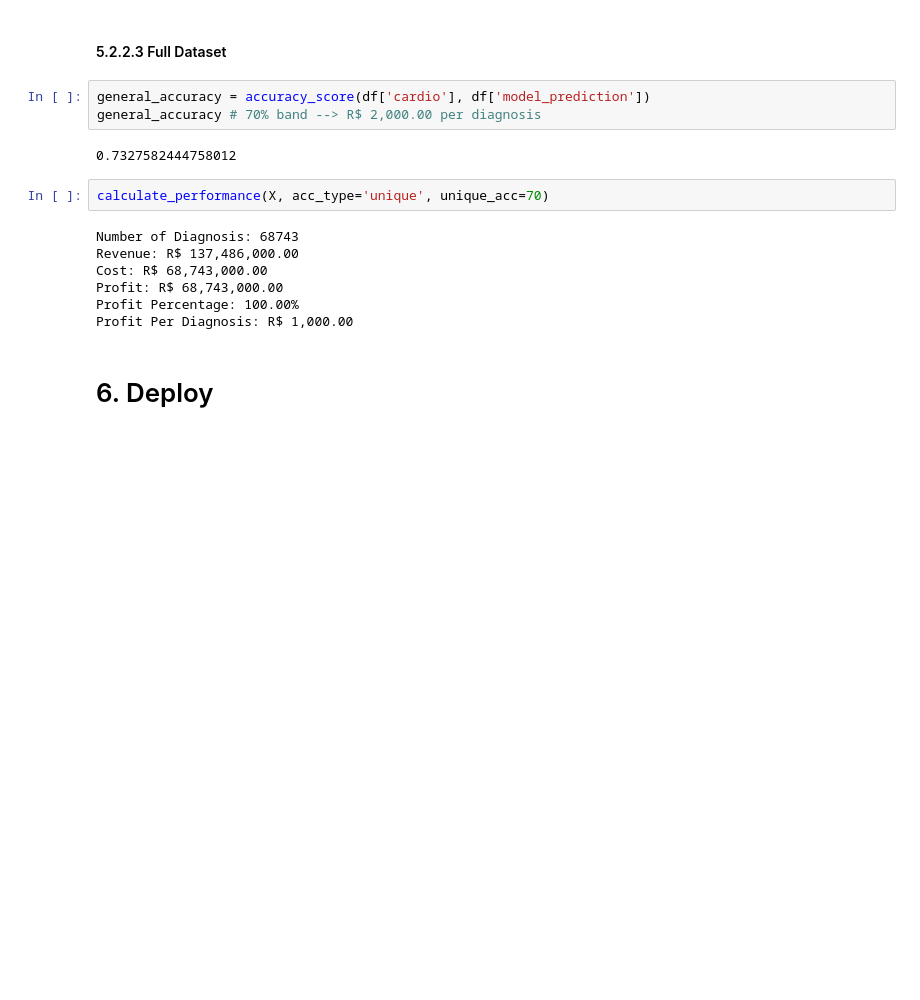
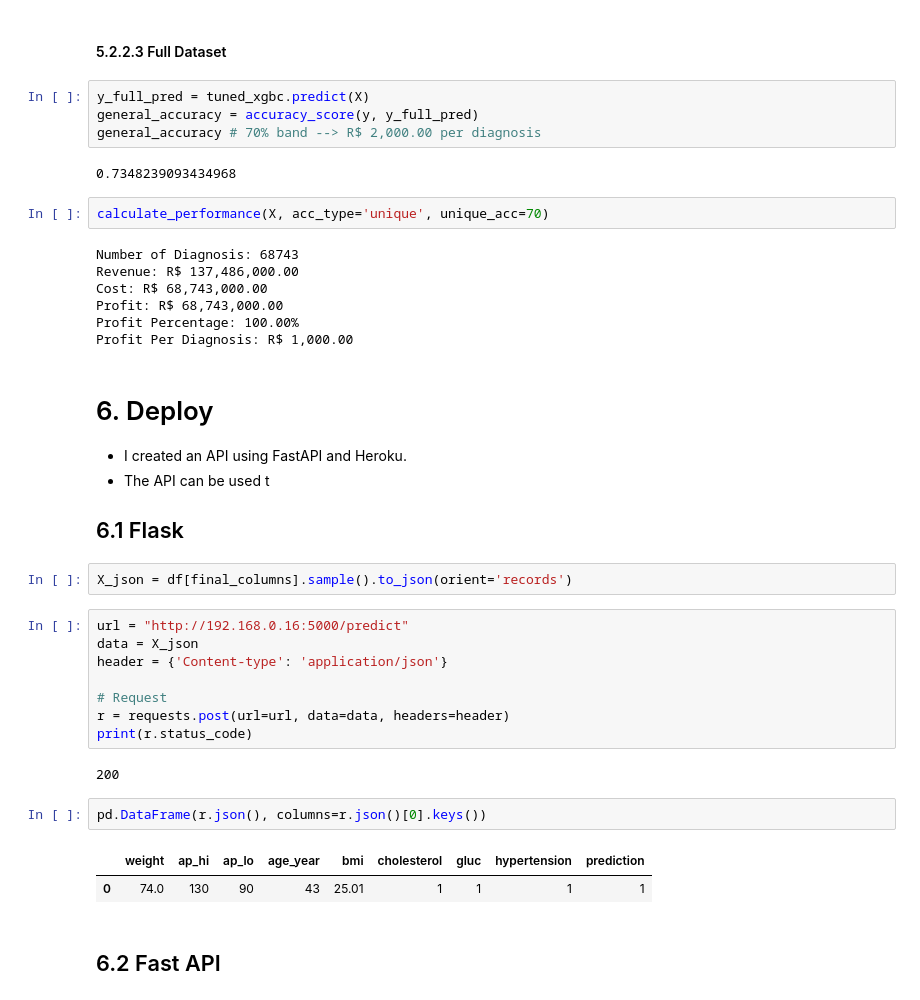
Before and after one commit to henriqueumeda/cardio-catch-diseases, a Jupyter notebook: Cardio Catch Diseases.ipynb, the cells around one changed output. Cells and saved outputs as stored; diff of their text form; blank space fills up the shorter version.

Commit message:
Local deploy FastAPI

```diff
--- a/Cardio Catch Diseases.ipynb
+++ b/Cardio Catch Diseases.ipynb
@@ -1776,10 +1758,11 @@ Profit Per Diagnosis: R$ 1,000.00
 # %% [markdown]
 #### 5.2.2.3 Full Dataset
 # %%
-general_accuracy = accuracy_score(df['cardio'], df['model_prediction'])
+y_full_pred = tuned_xgbc.predict(X)
+general_accuracy = accuracy_score(y, y_full_pred)
 general_accuracy # 70% band --> R$ 2,000.00 per diagnosis
 # %% [output]
-0.7327582444758012
+0.7348239093434968
 # %%
 calculate_performance(X, acc_type='unique', unique_acc=70)
 # %% [output]
@@ -1791,3 +1774,27 @@ Profit Percentage: 100.00%
 Profit Per Diagnosis: R$ 1,000.00
 # %% [markdown]
 # 6. Deploy <a class='anchor' id='6.'></a>
+
+* I created an API using FastAPI and Heroku.
+* The API can be used t
+
+## 6.1 Flask
+# %%
+X_json = df[final_columns].sample().to_json(orient='records')
+# %%
+url = "http://192.168.0.16:5000/predict"
+data = X_json
+header = {'Content-type': 'application/json'}
+
+# Request
+r = requests.post(url=url, data=data, headers=header)
+print(r.status_code)
+# %% [output]
+200
+# %%
+pd.DataFrame(r.json(), columns=r.json()[0].keys())
+# %% [output]
+|  | weight | ap_hi | ap_lo | age_year | bmi | cholesterol | gluc | hypertension | prediction |
+| 0 | 74.0 | 130 | 90 | 43 | 25.01 | 1 | 1 | 1 | 1 |
+# %% [markdown]
+## 6.2 Fast API
```
Also changed, not shown: parts of 19 cells of this notebook, 12 other files.
